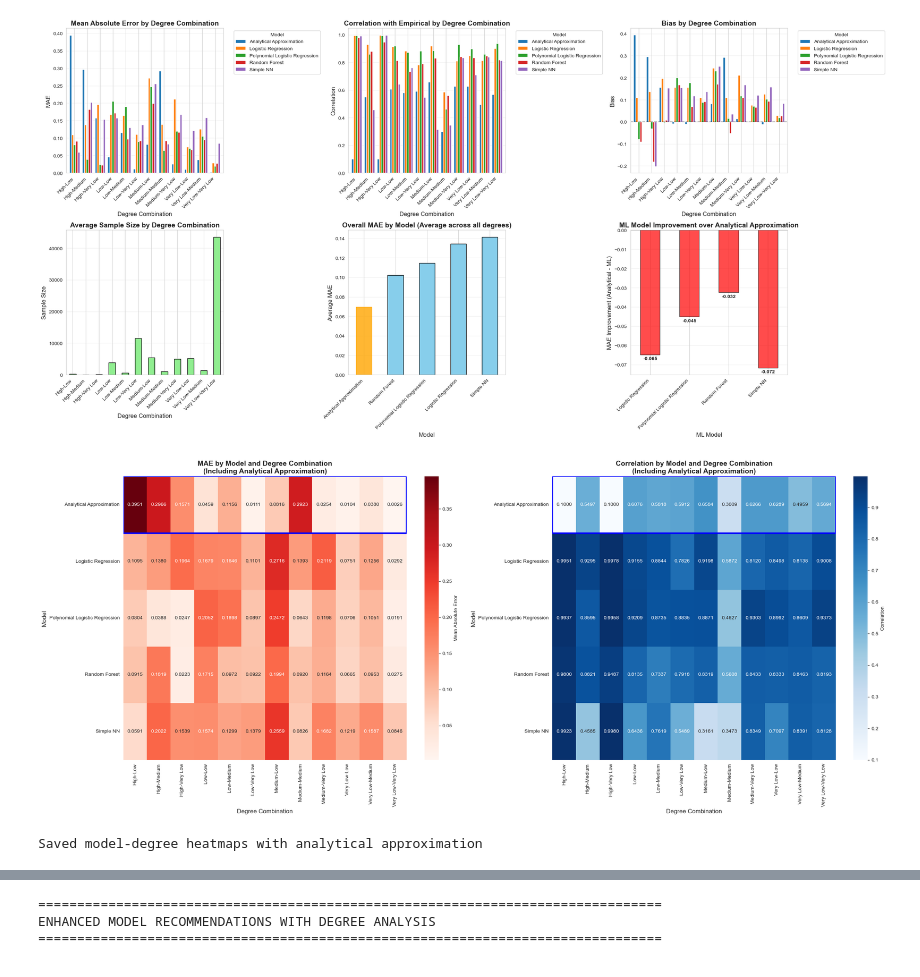
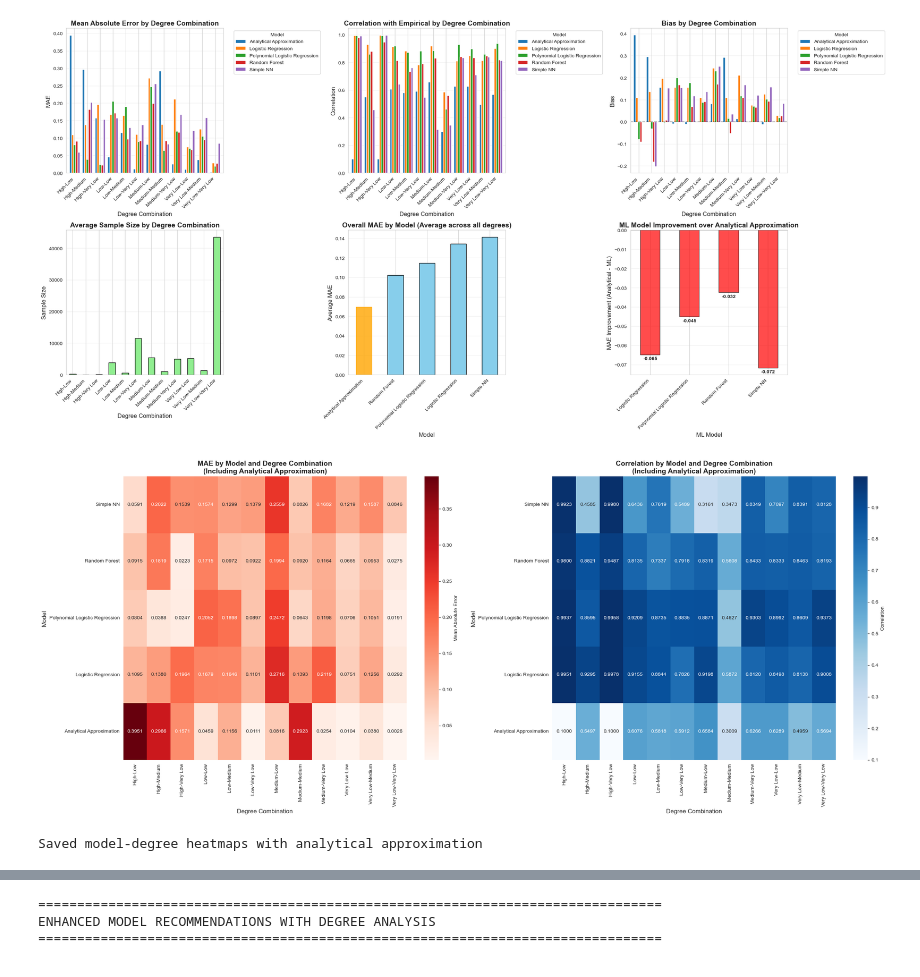
Before and after one commit to lagillenwater/Context-Aware-Path-Probability, a Jupyter notebook: notebooks/5_model_testing_summary_with_degree_analysis.ipynb, the cells around one changed output, grey strips where cells are left out. Saved outputs shown, nothing was run; the diff lists cells and outputs as text; code cells hidden in the pictures.

```diff
--- a/notebooks/5_model_testing_summary_with_degree_analysis.ipynb
+++ b/notebooks/5_model_testing_summary_with_degree_analysis.ipynb
@@ -733,41 +681,43 @@ if not degree_metrics_df.empty:
     # Create custom colormap where analytical approximation row is highlighted
     sns.heatmap(mae_pivot, annot=True, fmt='.4f', cmap='Reds', ax=axes[0],
                 cbar_kws={'label': 'Mean Absolute Error'})
     axes[0].set_title('MAE by Model and Degree Combination\n(Including Analytical Approximation)',
                      fontsize=14, fontweight='bold')
     axes[0].set_xlabel('Degree Combination', fontsize=12)
     axes[0].set_ylabel('Model', fontsize=12)
+    axes[0].invert_yaxis()  # Make y-axis increase from bottom to top
 
     # Highlight analytical approximation row
     analytical_row_idx = None
     for i, model in enumerate(mae_pivot.index):
         if 'Analytical' in model:
-            analytical_row_idx = i
+            analytical_row_idx = len(mae_pivot.index) - 1 - i  # Adjust for inverted axis
             break
 
-    if analytical_row_idx is not None:
-        # Add a border around the analytical approximation row
-        axes[0].add_patch(plt.Rectangle((0, analytical_row_idx), mae_pivot.shape[1], 1,
-                                       fill=False, edgecolor='blue', linewidth=3))
+    # if analytical_row_idx is not None:
+    #     # Add a border around the analytical approximation row
+    #     axes[0].add_patch(plt.Rectangle((0, analytical_row_idx), mae_pivot.shape[1], 1,
+    #                                    fill=False, edgecolor='blue', linewidth=3))
 
     # Correlation heatmap (5 models including analytical)
     corr_pivot = degree_metrics_df.groupby(['model', 'degree_combination'])['correlation'].mean().unstack(fill_value=np.nan)
     sns.heatmap(corr_pivot, annot=True, fmt='.4f', cmap='Blues', ax=axes[1],
                 cbar_kws={'label': 'Correlation'})
     axes[1].set_title('Correlation by Model and Degree Combination\n(Including Analytical Approximation)',
                      fontsize=14, fontweight='bold')
     axes[1].set_xlabel('Degree Combination', fontsize=12)
     axes[1].set_ylabel('Model', fontsize=12)
+    axes[1].invert_yaxis()  # Make y-axis increase from bottom to top
 
-    # Highlight analytical approximation row in correlation heatmap too
-    if analytical_row_idx is not None:
-        axes[1].add_patch(plt.Rectangle((0, analytical_row_idx), corr_pivot.shape[1], 1,
-                                       fill=False, edgecolor='blue', linewidth=3))
+    # # Highlight analytical approximation row in correlation heatmap too
+    # if analytical_row_idx is not None:
+    #     axes[1].add_patch(plt.Rectangle((0, analytical_row_idx), corr_pivot.shape[1], 1,
+    #                                    fill=False, edgecolor='blue', linewidth=3))
 
     plt.tight_layout()
     plt.savefig(summary_dir / 'model_degree_heatmaps_with_analytical.png', dpi=300, bbox_inches='tight')
     plt.show()
     print("Saved model-degree heatmaps with analytical approximation")
 # %% [output]
-[figure, old version]
+[figure, new version]
 Saved model-degree heatmaps with analytical approximation
```
Also changed, not shown: parts of 6 cells of this notebook.
